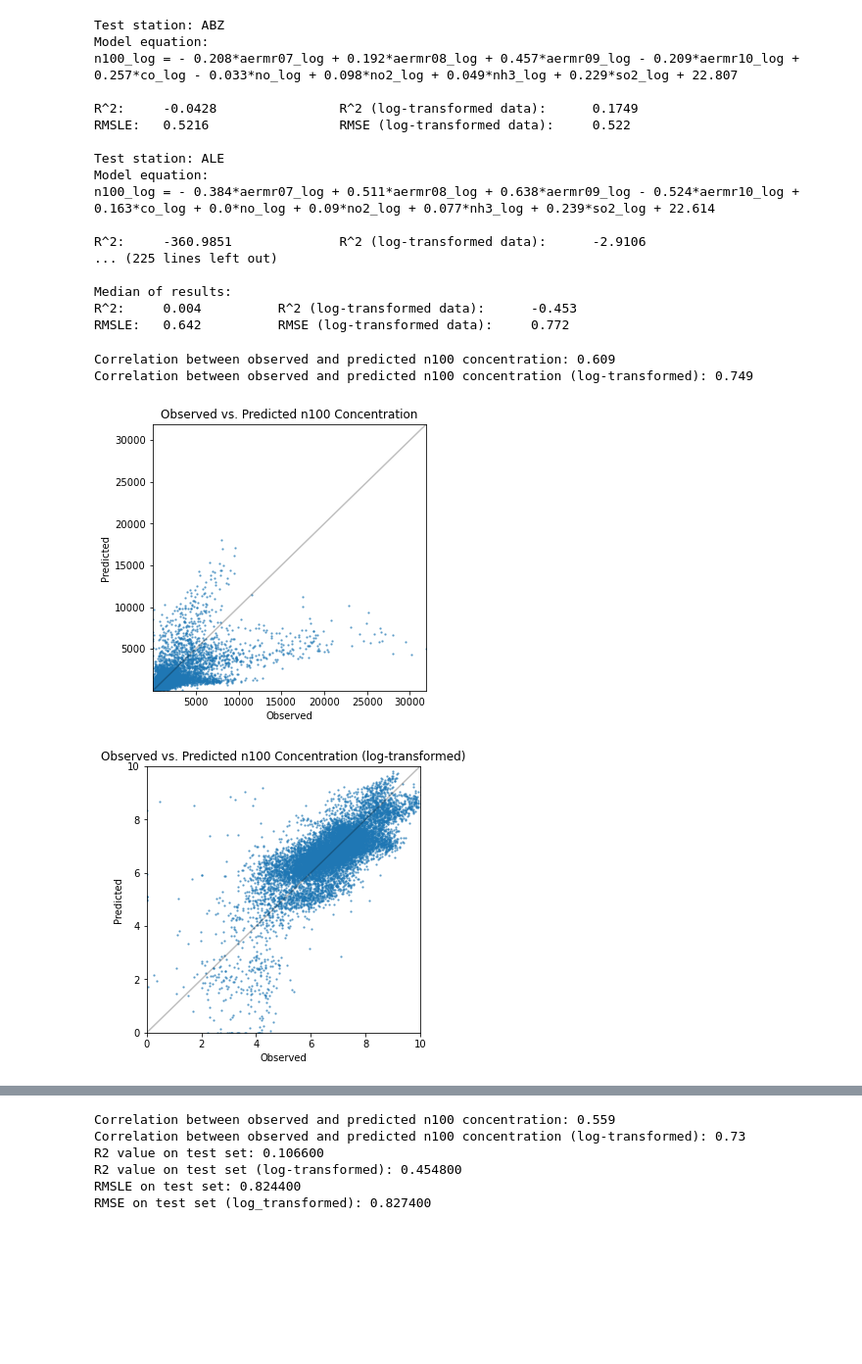
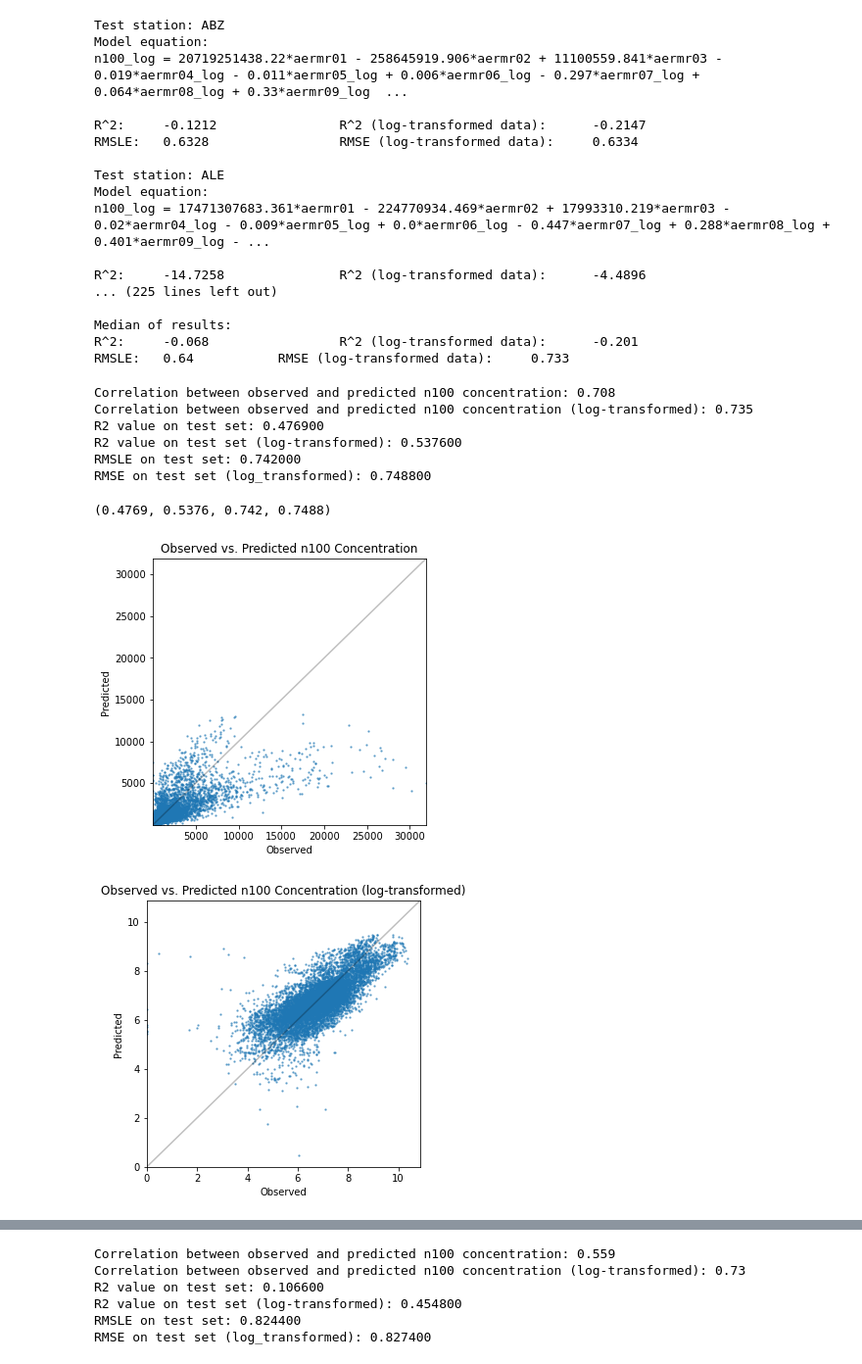
Before and after one commit to ellarauth/CCN-proxy-modeling, a Jupyter notebook: modelling.ipynb, the cells around one changed output, grey strips where cells are left out. Shown at 98% size. Saved outputs shown, nothing was run; the diff lists cells and outputs as text; code cells hidden in the pictures; blank space fills up the shorter version.

```diff
--- a/modelling.ipynb
+++ b/modelling.ipynb
@@ -65,7 +65,7 @@ def get_corr(a, b, pr=3):
 
 
 # function for calculating the R2 value and RMSLE
-def eval_model(predictions, log_predictions, model, print_results=False):
+def eval_model(predictions, log_predictions, orig_y_test, log_y_test, print_results=False):
     r2 = np.round(r2_score(orig_y_test, predictions), 4)
     r2_log = np.round(r2_score(log_y_test, log_predictions), 4)
     rmsle = np.round(np.sqrt(mean_squared_log_error(orig_y_test, predictions)), 4)
@@ -81,7 +81,7 @@ def eval_model(predictions, log_predictions, model, print_results=False):
 
 
 # function for printing the equation created by the linear regression model
-def print_equation(model, pr=3):
+def print_equation(model, predictors, pr=3):
     coefs = np.round(model.coef_, pr)
     intercept = np.round(model.intercept_, pr)
     equation = 'Model equation:\n'
@@ -112,7 +112,8 @@ def print_equation(model, pr=3):
 # function for plotting the observed and predicted n100 concentrations against each other
 def corr_eval(predictions, observations, log_transf=False, station=None):
     corr = get_corr(observations, predictions)
-    axis_min, axis_max = int(observations.min()), int(observations.max())
+    axis_min = max(0, min(observations.min(), predictions.min()) - 0.5)
+    axis_max = max(observations.max(), predictions.max()) + 0.5
 
     plt.figure(figsize=(5, 5))
     plt.plot(np.arange(axis_min, axis_max+1), np.arange(axis_min, axis_max+1), c='black', alpha=0.25)
@@ -233,7 +234,20 @@ data = new_data
 # %%
-# predictors = ['aermr07', 'aermr08', 'aermr09', 'aermr10', 'co', 'no', 'no2', 'nh3', 'so2']
-predictors = ['aermr07_log', 'aermr08_log', 'aermr09_log', 'aermr10_log',
-              'co_log', 'no_log', 'no2_log', 'nh3_log', 'so2_log']
+# predictors = ['aermr01_log', 'aermr02_log', 'aermr03_log',
+#               'aermr04_log', 'aermr05_log', 'aermr06_log',
+#               'aermr07_log', 'aermr08_log', 'aermr09_log', 'aermr10_log']
+
+# predictors = ['co_log', 'c5h8_log', 'no_log', 'no2_log', 'so2_log',
+#               'd2m', 't2m', 'blh', 'rh', 'crwc_log', 'nh3_log', 'c10h16_log']
+
+# predictors = ['aermr07_log', 'aermr08_log', 'aermr09_log', 'aermr10_log',
+#               'co_log', 'no_log', 'no2_log', 'nh3_log', 'so2_log']
+
+# predictors = ['aermr09_log', 'co_log', 'no_log', 'no2_log', 'so2_log', 'd2m', 't2m', 'nh3_log']
+
+predictors = ['aermr01', 'aermr02', 'aermr03', 'aermr04_log', 'aermr05_log',
+              'aermr06_log', 'aermr07_log', 'aermr08_log', 'aermr09_log', 'aermr10_log',
+              'aermr11_log', 'co_log', 'c5h8_log', 'c10h16_log', 'nh3_log', 'no_log', 'no2_log', 'so2_log',
+              't2m', 'blh', 'rh', 'crwc_log']
 
 corr = data[['n100', 'n100_log']+predictors].corr()
 
@@ -242,7 +256,7 @@ sns.heatmap(corr, xticklabels=['n100', 'n100_log']+predictors, yticklabels=['n10
             cmap='coolwarm', cbar=True, square=True, vmin=-1, vmax=1)
 
 corr_coll = np.abs(corr)
-corr_coll[corr_coll < 0.4] = 0
+corr_coll[corr_coll < 0.5] = 0
 plt.figure(figsize=(7, 7))
 sns.heatmap(corr_coll, xticklabels=['n100', 'n100_log']+predictors, yticklabels=['n100', 'n100_log']+predictors,
             cmap='PuRd', cbar=True, square=True, vmin=0, vmax=1);
@@ -280,8 +294,8 @@ for station in cities:
     X_train, X_test, y_train, y_test, log_y_test, orig_y_test = tr_te_sets
 
     # linear regression model
-    model = LinearRegression().fit(X_train, y_train)
-    print_equation(model)
+    model = LinearRegression().fit(X_train, y_train)  #  positive=True
+    print_equation(model, predictors)
 
     # making test set predictions
     predictions = model.predict(X_test)
@@ -306,7 +320,7 @@ for station in cities:
 #     corr_eval(log_predictions, log_y_test, log_transf=True, station=station)
 
     # evaluating the model performance
-    r2, r2_log, rmsle, rmse_log = eval_model(predictions, log_predictions, model)
+    r2, r2_log, rmsle, rmse_log = eval_model(predictions, log_predictions, orig_y_test, log_y_test)
     r2_all.append(r2)
     r2_log_all.append(r2_log)
     rmsle_all.append(rmsle)
@@ -321,32 +335,42 @@ print('R^2:\t', np.round(np.median(r2_all), 3),
       '\t\tR^2 (log-transformed data):\t', np.round(np.mean(r2_log_all), 3))
 print('RMSLE:\t', np.round(np.median(rmsle_all), 3),
       '\t\tRMSE (log-transformed data):\t', np.round(np.mean(rmse_log_all), 3))
+
+# Median of results:
+# R^2:	 0.022 		R^2 (log-transformed data):	 -0.138
+# RMSLE:	 0.616 		RMSE (log-transformed data):	 0.707
 # %% [output]
 Test station: ABZ
 Model equation:
-n100_log = - 0.208*aermr07_log + 0.192*aermr08_log + 0.457*aermr09_log - 0.209*aermr10_log + 0.257*co_log - 0.033*no_log + 0.098*no2_log + 0.049*nh3_log + 0.229*so2_log + 22.807
+n100_log = 20719251438.22*aermr01 - 258645919.906*aermr02 + 11100559.841*aermr03 - 0.019*aermr04_log - 0.011*aermr05_log + 0.006*aermr06_log - 0.297*aermr07_log + 0.064*aermr08_log + 0.33*aermr09_log  ...
 
-R^2:     -0.0428                R^2 (log-transformed data):      0.1749
-RMSLE:   0.5216                 RMSE (log-transformed data):     0.522
+R^2:     -0.1212                R^2 (log-transformed data):      -0.2147
+RMSLE:   0.6328                 RMSE (log-transformed data):     0.6334
 
 Test station: ALE
 Model equation:
-n100_log = - 0.384*aermr07_log + 0.511*aermr08_log + 0.638*aermr09_log - 0.524*aermr10_log + 0.163*co_log + 0.0*no_log + 0.09*no2_log + 0.077*nh3_log + 0.239*so2_log + 22.614
+n100_log = 17471307683.361*aermr01 - 224770934.469*aermr02 + 17993310.219*aermr03 - 0.02*aermr04_log - 0.009*aermr05_log + 0.0*aermr06_log - 0.447*aermr07_log + 0.288*aermr08_log + 0.401*aermr09_log - ...
 
-R^2:     -360.9851              R^2 (log-transformed data):      -2.9106
+R^2:     -14.7258               R^2 (log-transformed data):      -4.4896
 ... (225 lines left out)
 
 Median of results:
-R^2:     0.004          R^2 (log-transformed data):      -0.453
-RMSLE:   0.642          RMSE (log-transformed data):     0.772
+R^2:     -0.068                 R^2 (log-transformed data):      -0.201
+RMSLE:   0.64           RMSE (log-transformed data):     0.733
 # %%
-corr_eval(all_predictions, np.array(all_observations))
-corr_eval(all_log_predictions, np.array(all_log_observations), log_transf=True)
+corr_eval(np.array(all_predictions), np.array(all_observations))
+corr_eval(np.array(all_log_predictions), np.array(all_log_observations), log_transf=True)
+eval_model(all_predictions, all_log_predictions, all_observations, all_log_observations, print_results=True)
 # %% [output]
-Correlation between observed and predicted n100 concentration: 0.609
-Correlation between observed and predicted n100 concentration (log-transformed): 0.749
+Correlation between observed and predicted n100 concentration: 0.708
+Correlation between observed and predicted n100 concentration (log-transformed): 0.735
+R2 value on test set: 0.476900
+R2 value on test set (log-transformed): 0.537600
+RMSLE on test set: 0.742000
+RMSE on test set (log_transformed): 0.748800
+(0.4769, 0.5376, 0.742, 0.7488)
-[figure, old version]
+[figure, new version]
-[figure, old version]
+[figure, new version]
 # %%
 log_transf_n100 = True
 train_indices, test_indices = select_indices_percent(data, train_frac=0.5, shuffle=False)
```
Also changed, not shown: parts of 6 cells of this notebook, 6 other files.
